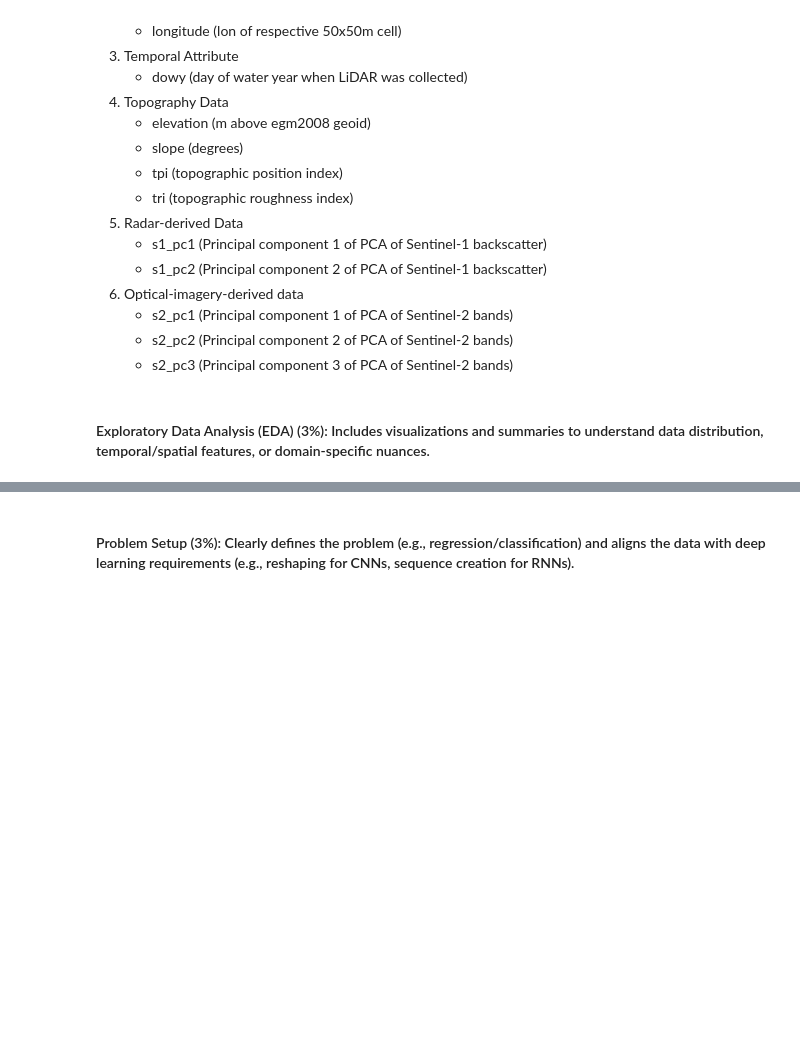
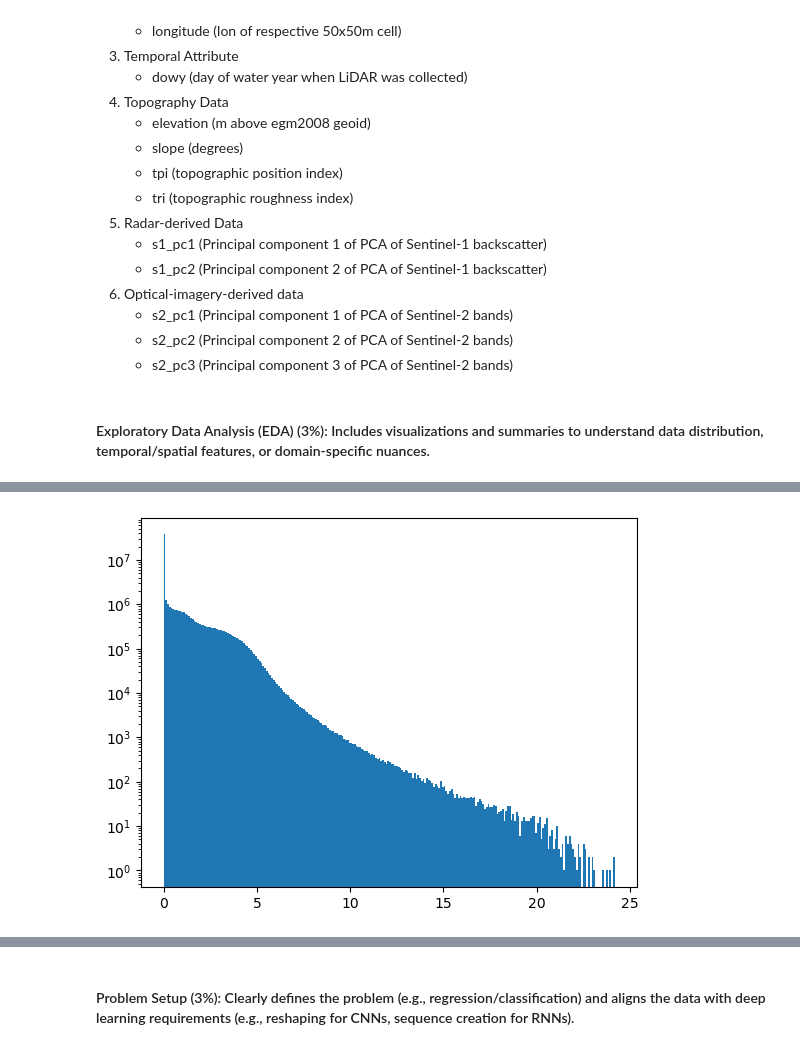
Before and after one commit to Jack-Hayes/mlgeo-2024-deep-snow, a Jupyter notebook: notebooks/jack_deepl_hw.ipynb, the cells around one changed output, grey strips where cells are left out. Saved outputs shown, nothing was run; the diff lists cells and outputs as text; code cells hidden in the pictures; blank space fills up the shorter version.

```diff
--- a/notebooks/jack_deepl_hw.ipynb
+++ b/notebooks/jack_deepl_hw.ipynb
@@ -85,0 +116,7 @@ Data variables: (12/14)
+# %%
+# some of the snow depth values below are ridiculously high, but we have to remember that some of these values
+# are over the Olympics and some of these values were measured in 2023 wgucg was a record-setting snow year
+plt.hist(df_all.aso_sd.values, bins=256);
+plt.yscale('log')
+# %% [output]
+[figure, added]
```
Also changed, not shown: parts of 28 cells of this notebook.
